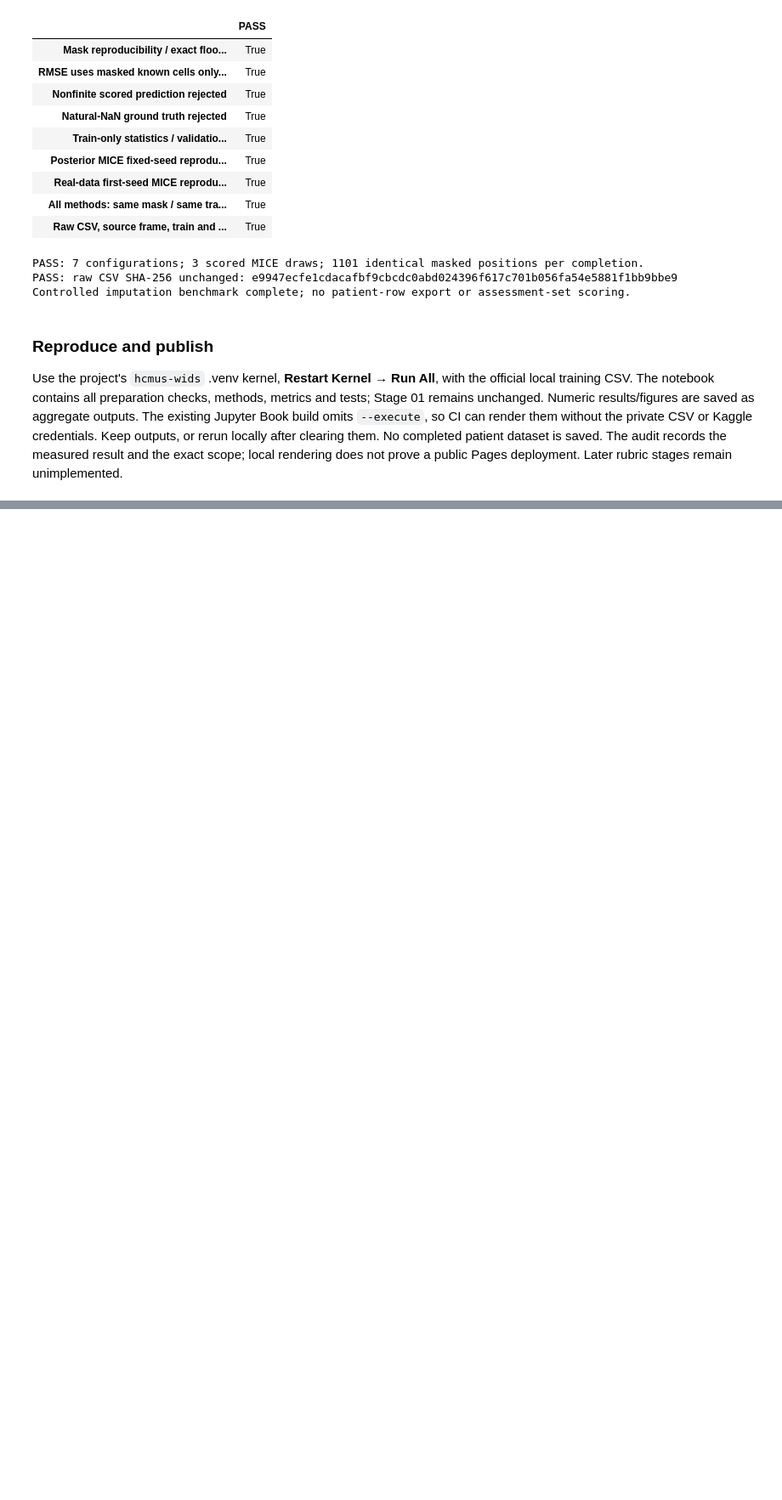
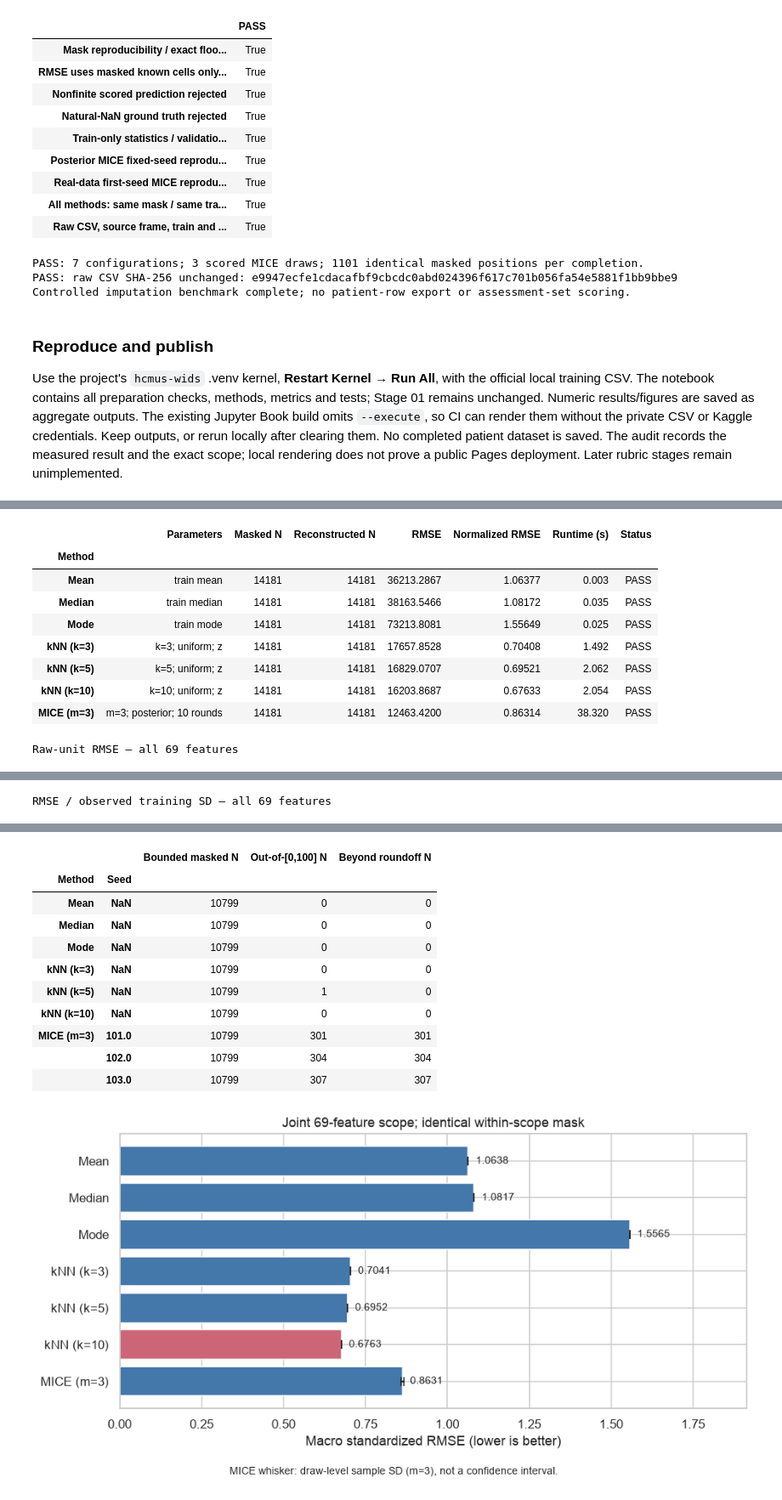
Before and after one commit to hungstupid/data-mining-preprocessing, a Jupyter notebook: book/tabular/02_preprocessing.ipynb, the cells around one changed output, grey strips where cells are left out. Shown at 85% size. Saved outputs shown, nothing was run; the diff lists cells and outputs as text; code cells hidden in the pictures; blank space fills up the shorter version.

Commit message:
feat: extend numerical imputation benchmark to all 69 features

```diff
--- a/book/tabular/02_preprocessing.ipynb
+++ b/book/tabular/02_preprocessing.ipynb
@@ -810,0 +1061,14 @@ prove a public Pages deployment. Later rubric stages remain unimplemented.
+# %%
+with threadpool_limits(limits=1):
+    start = perf_counter()
+    pilot_settings = {**MICE_SETTINGS, "max_iter": 1}
+    expanded_pilot = IterativeImputer(**pilot_settings, random_state=MICE_SEEDS[0]).fit(expanded_train_z.copy())
+    expanded_pilot_values = expanded_scaler.inverse_transform(expanded_pilot.transform(expanded_validation_z.copy()))
+    expanded_pilot_seconds = perf_counter()-start
+assert np.isfinite(expanded_pilot_values).all()
+assert all(np.isfinite(step.estimator.sigma_).all() for step in expanded_pilot.imputation_sequence_)
+assert len(expanded_pilot.imputation_sequence_) == len(EXPANDED_FEATURES)
+display(pd.Series({"Full-population one-round pilot seconds": expanded_pilot_seconds,
+    "Conditional models fitted": len(expanded_pilot.imputation_sequence_), "Finite completions and covariances": True,
+    "Linear estimate: three ten-round draws seconds (not measured)": expanded_pilot_seconds*30}).to_frame("Pilot"))
+del expanded_pilot_values, expanded_pilot
@@ -810,0 +1175,48 @@ prove a public Pages deployment. Later rubric stages remain unimplemented.
+# %%
+expanded_comparison_rows = []
+for name in METHOD_ORDER:
+    rows = expanded_runs[expanded_runs.Method.eq(name)]
+    expanded_comparison_rows.append({"Method": name, "Parameters": rows.Parameters.iloc[0],
+        "Masked N": int(rows["Masked N"].iloc[0]), "Reconstructed N": int(rows["Reconstructed N"].iloc[0]),
+        "RMSE": rows.RMSE.mean(), "Normalized RMSE": rows["Normalized RMSE"].mean(),
+        "RMSE draw SD": rows.RMSE.std(ddof=1) if len(rows)>1 else 0.,
+        "Normalized draw SD": rows["Normalized RMSE"].std(ddof=1) if len(rows)>1 else 0.,
+        "Draws": len(rows), "Runtime (s)": rows["Runtime (s)"].sum(), "Status": "PASS"})
+expanded_comparison = pd.DataFrame(expanded_comparison_rows).set_index("Method").loc[METHOD_ORDER]
+expanded_per_feature = pd.DataFrame({name: pd.concat(draws, axis=1).mean(axis=1)
+    for name, draws in expanded_feature_runs.items()}).loc[EXPANDED_FEATURES, METHOD_ORDER]
+expanded_per_feature_normalized = expanded_per_feature.div(expanded_sd, axis="index")
+expanded_winner = expanded_comparison["Normalized RMSE"].sort_values(kind="stable").index[0]
+expanded_raw_winner = expanded_comparison.RMSE.sort_values(kind="stable").index[0]
+expanded_display = expanded_comparison[["Parameters", "Masked N", "Reconstructed N", "RMSE", "Normalized RMSE", "Runtime (s)", "Status"]].copy()
+expanded_display.Parameters = ["train mean", "train median", "train mode", "k=3; uniform; z", "k=5; uniform; z", "k=10; uniform; z", "m=3; posterior; 10 rounds"]
+display(HTML('<div style="overflow-x:auto;max-width:100%">'+expanded_display.to_html(formatters={
+    "RMSE":"{:.4f}".format,"Normalized RMSE":"{:.5f}".format,"Runtime (s)":"{:.3f}".format})+'</div>'))
+for label, table in [("Raw-unit RMSE — all 69 features", expanded_per_feature),
+                     ("RMSE / observed training SD — all 69 features", expanded_per_feature_normalized)]:
+    display(HTML('<details><summary>'+label+'</summary><div style="overflow:auto;max-height:32rem">'
+                 +table.to_html(float_format="{:.5f}".format)+'</div></details>'))
+expanded_support = pd.DataFrame(expanded_support_rows)
+display(expanded_support.set_index(["Method", "Seed"]))
+fig, ax = plt.subplots(figsize=(9, 4.6))
+ax.barh(METHOD_ORDER, expanded_comparison["Normalized RMSE"], xerr=expanded_comparison["Normalized draw SD"],
+        color=["#CC6677" if name==expanded_winner else "#4477AA" for name in METHOD_ORDER], capsize=4)
+ax.invert_yaxis()
+ax.set(title=f"Joint {len(EXPANDED_FEATURES)}-feature scope; identical within-scope mask",
+       xlabel="Macro standardized RMSE (lower is better)")
+for i, value in enumerate(expanded_comparison["Normalized RMSE"]):
+    ax.text(value+expanded_comparison["Normalized RMSE"].max()*.015, i, f"{value:.4f}", va="center", fontsize=9)
+ax.set_xlim(0,(expanded_comparison["Normalized RMSE"]+expanded_comparison["Normalized draw SD"]).max()*1.23)
+fig.text(.5,.01,"MICE whisker: draw-level sample SD (m=3), not a confidence interval.",ha="center",fontsize=9)
+plt.tight_layout(rect=(0,.04,1,1)); plt.show()
+# %% [output]
+|  | Parameters | Masked N | Reconstructed N | RMSE | Normalized RMSE | Runtime (s) | Status |
+| Method |  |  |  |  |  |  |  |
+| Mean | train mean | 14181 | 14181 | 36213.2867 | 1.06377 | 0.003 | PASS |
+| Median | train median | 14181 | 14181 | 38163.5466 | 1.08172 | 0.035 | PASS |
+| Mode | train mode | 14181 | 14181 | 73213.8081 | 1.55649 | 0.025 | PASS |
+| kNN (k=3) | k=3; uniform; z | 14181 | 14181 | 17657.8528 | 0.70408 | 1.492 | PASS |
+| kNN (k=5) | k=5; uniform; z | 14181 | 14181 | 16829.0707 | 0.69521 | 2.062 | PASS |
+| kNN (k=10) | k=10; uniform; z | 14181 | 14181 | 16203.8687 | 0.67633 | 2.054 | PASS |
+| MICE (m=3) | m=3; posterior; 10 rounds | 14181 | 14181 | 12463.4200 | 0.86314 | 38.320 | PASS |
+Raw-unit RMSE — all 69 features
@@ -810,0 +1240 @@ prove a public Pages deployment. Later rubric stages remain unimplemented.
+RMSE / observed training SD — all 69 features
@@ -810,0 +1258,12 @@ prove a public Pages deployment. Later rubric stages remain unimplemented.
+|  |  | Bounded masked N | Out-of-[0,100] N | Beyond roundoff N |
+| Method | Seed |  |  |  |
+| Mean | NaN | 10799 | 0 | 0 |
+| Median | NaN | 10799 | 0 | 0 |
+| Mode | NaN | 10799 | 0 | 0 |
+| kNN (k=3) | NaN | 10799 | 0 | 0 |
+| kNN (k=5) | NaN | 10799 | 1 | 0 |
+| kNN (k=10) | NaN | 10799 | 0 | 0 |
+| MICE (m=3) | 101.0 | 10799 | 301 | 301 |
+|  | 102.0 | 10799 | 304 | 304 |
+|  | 103.0 | 10799 | 307 | 307 |
+[figure, added]
```
Also changed, not shown: parts of 23 cells of this notebook, 3 other files.
